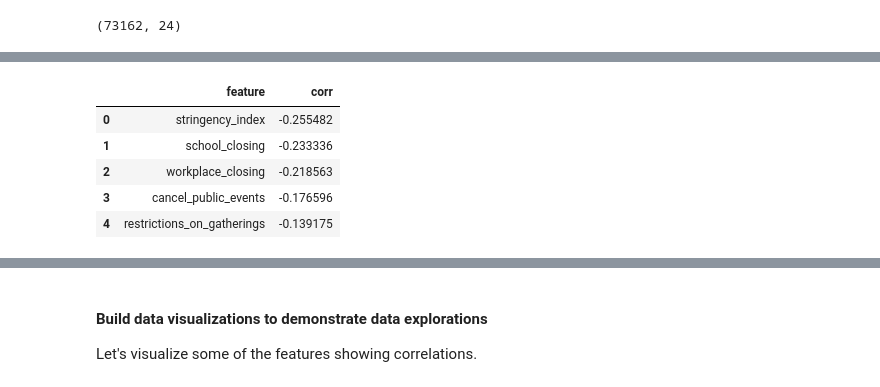
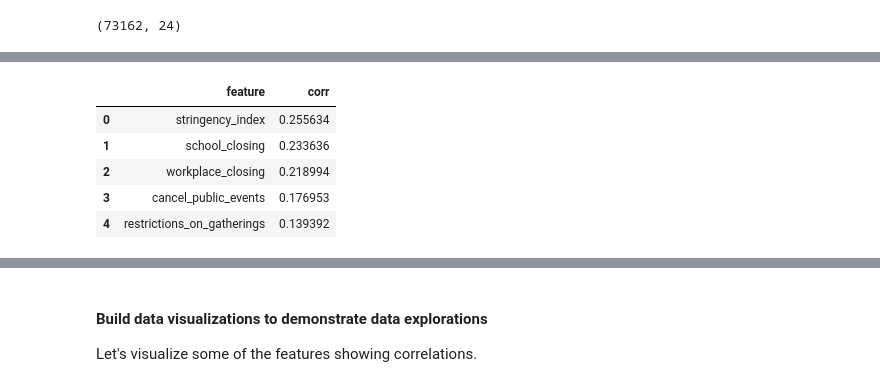
Before and after one commit to lisaquera/covid_data, a Jupyter notebook: Blog_COVID_Data.ipynb, the cells around one changed output, grey strips where cells are left out. Drawn from its saved outputs; the diff is of its cells as text; code cells hidden in the pictures.

```diff
--- a/Blog_COVID_Data.ipynb
+++ b/Blog_COVID_Data.ipynb
@@ -111,8 +131,8 @@ covid = covid.drop(covid.index[list(np.where(np.isfinite(covid['case_perc_change
 covid = covid.drop(covid.index[list(np.where(np.isfinite(covid['death_perc_change']) == False))])
 # %%
 # get whether outcomes are increasing (0) or decreasing (1)
-covid['case_direction'] = covid['case_perc_change'].apply(lambda x: 0 if x > 0 else 1)
-covid['death_direction'] = covid['death_perc_change'].apply(lambda x: 0 if x > 0 else 1)
+covid['case_direction'] = covid['case_perc_change'].apply(lambda x: 0 if x <= 0 else 1)
+covid['death_direction'] = covid['death_perc_change'].apply(lambda x: 0 if x <= 0 else 1)
 # %% [markdown]
 #### At this point, the outcomes to be analyzed are available in four formats:
 * original: absolute and cumulative, columns confirmed_cases and deaths
@@ -128,8 +165,8 @@ cols_outcomes = ['confirmed_cases', 'deaths','case_perc_pop', 'death_perc_pop',
 covid['stringency_change'] = np.round(covid['stringency_index'].pct_change(), decimals=2)
 # remove calculation infinites
 covid = covid.drop(covid.index[list(np.where(np.isfinite(covid['stringency_change']) == False))])
-# get the stringency direction, are governments tightening (1) or loosening (0) policy?
-covid['stringency_direction'] = covid['stringency_change'].apply(lambda x: 0 if x < 0 else 1)
+# get the stringency direction, are governments tightening (1) or loosening/keeping (0) policy?
+covid['stringency_direction'] = covid['stringency_change'].apply(lambda x: 0 if x <= 0 else 1)
 # at this point, the summary metric is available in three formats
 cols_stringency = ['stringency_index','stringency_change','stringency_direction']
 # %%
@@ -150,6 +209,13 @@ for col in cols_financial_amts:
     # get the binary for whether policy was active (>0 allocated) or not
     bi_colname = col+'_flag'
     covid[bi_colname] = covid[col].apply(lambda x: 0 if x <= 0 else 1)
+# %%
+# scale the demographic data
+cols_demos = ['population', 'urban_perc', 'density', 'median_age']
+for col in cols_demos:
+    # scale the diverse units to range [0..1]
+    scd_colname = 'scaled_'+col
+    covid[scd_colname] = scaler.fit_transform(covid[[col]])
 # %%
 covid.info()
 # %% [output]
@@ -222,16 +289,21 @@ impt_sc_bin.head()
 # %%
 cols_ordinal = ['geo','country_name', 'region_name','date',
+                'case_perc_change','death_perc_change',
                 'case_direction','death_direction',
                 'stringency_index',
                 'school_closing', 'workplace_closing',
                 'cancel_public_events', 'restrictions_on_gatherings',
                 'close_public_transit', 'stay_at_home_requirements',
-                'restrictions_on_internal_movement','international_travel_controls',
+                'restrictions_on_internal_movement',
+                'international_travel_controls',
                 'public_information_campaigns','testing_policy',
                 'contact_tracing',
                 'scaled_income_support', 'scaled_debt_contract_relief',
                'scaled_fiscal_measures','scaled_international_support',
-               'scaled_emergency_healthcare_investment','scaled_vaccine_investment',
+               'scaled_emergency_healthcare_investment',
+               'scaled_vaccine_investment',
+                'scaled_population','scaled_density',
+                'scaled_urban_perc','scaled_median_age'
                ]
 # %%
 covid_ordinal = covid[list(covid[cols_ordinal])]
@@ -241,15 +313,15 @@ covid_ordinal.shape
 # %%
-ords_to_check = cols_ordinal[6:]
+ords_to_check = cols_ordinal[8:]
 pc_ordinal_corr = du.get_pearsons_corr(covid_ordinal, ords_to_check, 'case_direction')
 impt_ordinals = pc_ordinal_corr.loc[(abs(pc_ordinal_corr['corr']) > 0.10)]
 impt_ordinals.head()
 # %% [output]
 |  | feature | corr |
-| 0 | stringency_index | -0.255482 |
-| 1 | school_closing | -0.233336 |
-| 2 | workplace_closing | -0.218563 |
-| 3 | cancel_public_events | -0.176596 |
-| 4 | restrictions_on_gatherings | -0.139175 |
+| 0 | stringency_index | 0.255634 |
+| 1 | school_closing | 0.233636 |
+| 2 | workplace_closing | 0.218994 |
+| 3 | cancel_public_events | 0.176953 |
+| 4 | restrictions_on_gatherings | 0.139392 |
 # %%
 # try spearmans to get directional relationships
 sc_ordinal_corr = du.get_spearmans_corr(covid_ordinal, ords_to_check, 'case_direction')
```
Also changed, not shown: parts of 45 cells of this notebook, 12 other files.
